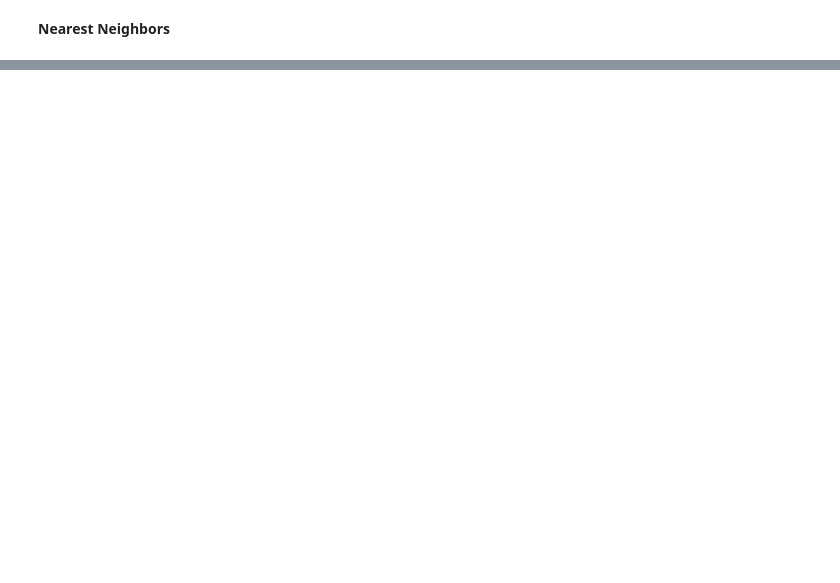
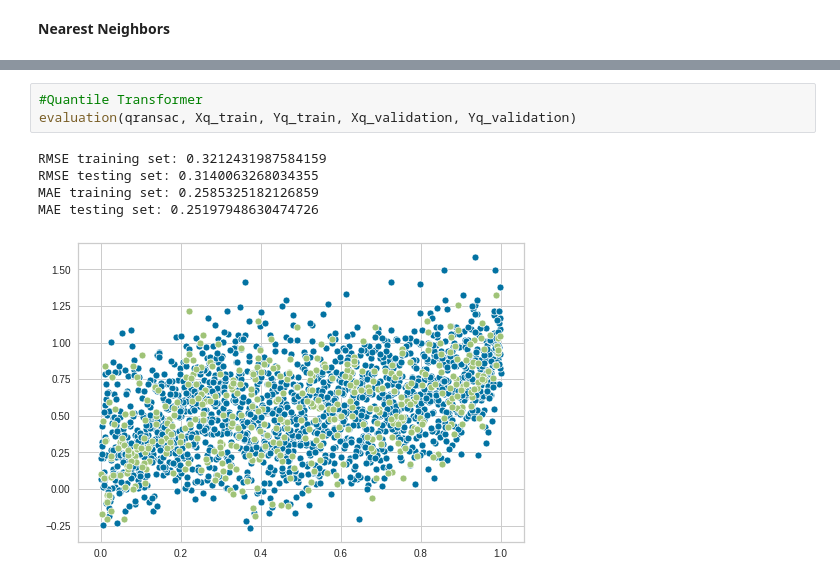
Before and after one commit to agnieszkajaniak/mgr, a Jupyter notebook: data_processing.ipynb, the cells around one changed output, grey strips where cells are left out. Saved outputs shown, nothing was run; the diff lists cells and outputs as text; blank space fills up the shorter version.

```diff
--- a/data_processing.ipynb
+++ b/data_processing.ipynb
@@ -642,0 +731,9 @@ evaluation(qneigh, Xq_train, Yq_train, Xq_validation, Yq_validation)
+# %%
+#Quantile Transformer
+evaluation(qransac, Xq_train, Yq_train, Xq_validation, Yq_validation)
+# %% [output]
+RMSE training set: 0.3212431987584159
+RMSE testing set: 0.3140063268034355
+MAE training set: 0.2585325182126859
+MAE testing set: 0.25197948630474726
+[figure, added]
```
Also changed, not shown: parts of 23 cells of this notebook.
